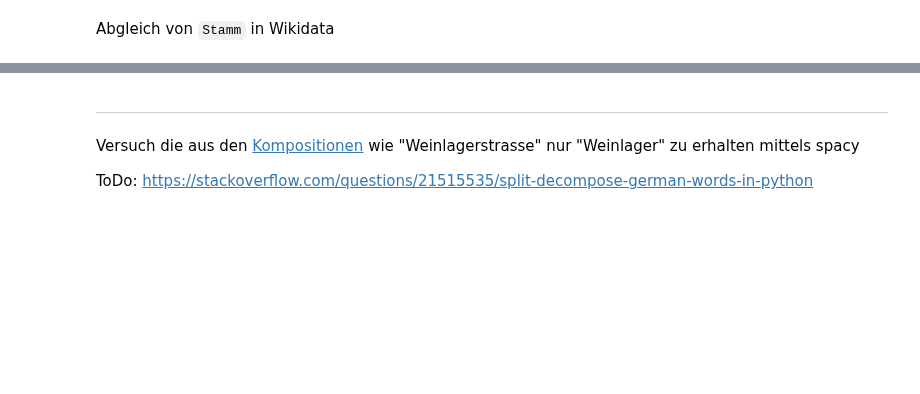
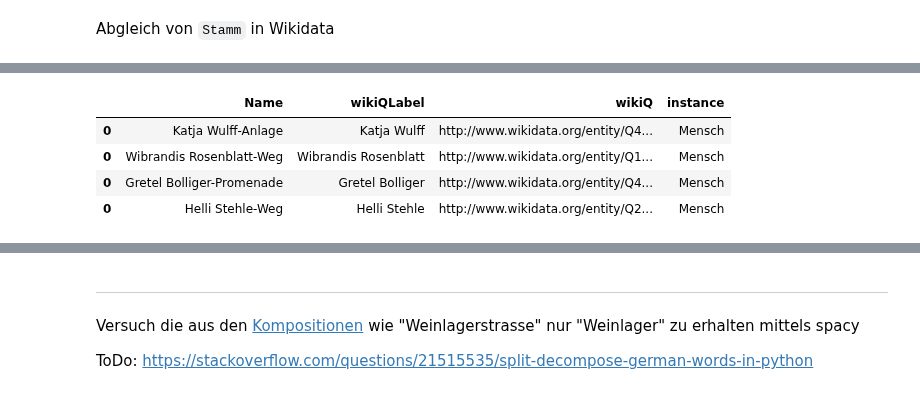
Before and after one commit to CaptainInler/cassda-zertifikatsarbeit, a Jupyter notebook: Datapreparation/dp-StrassenBS-Wikidata.ipynb, the cells around one changed output, grey strips where cells are left out. Drawn from its saved outputs; the diff is of its cells as text; code cells hidden in the pictures; blank space fills up the shorter version.

```diff
--- a/Datapreparation/dp-StrassenBS-Wikidata.ipynb
+++ b/Datapreparation/dp-StrassenBS-Wikidata.ipynb
@@ -164,0 +189,10 @@ Kabelstrasse | Kabel: http://www.wikidata.org/entity/Q657153 -> Grotesk
+# %%
+dfrmen = dfr[dfr['instance'] == "Mensch"]
+
+dfrmen.head(10)
+# %% [output]
+|  | Name | wikiQLabel | wikiQ | instance |
+| 0 | Katja Wulff-Anlage | Katja Wulff | http://www.wikidata.org/entity/Q4... | Mensch |
+| 0 | Wibrandis Rosenblatt-Weg | Wibrandis Rosenblatt | http://www.wikidata.org/entity/Q1... | Mensch |
+| 0 | Gretel Bolliger-Promenade | Gretel Bolliger | http://www.wikidata.org/entity/Q4... | Mensch |
+| 0 | Helli Stehle-Weg | Helli Stehle | http://www.wikidata.org/entity/Q2... | Mensch |
```
Also changed, not shown: parts of 9 cells of this notebook.
